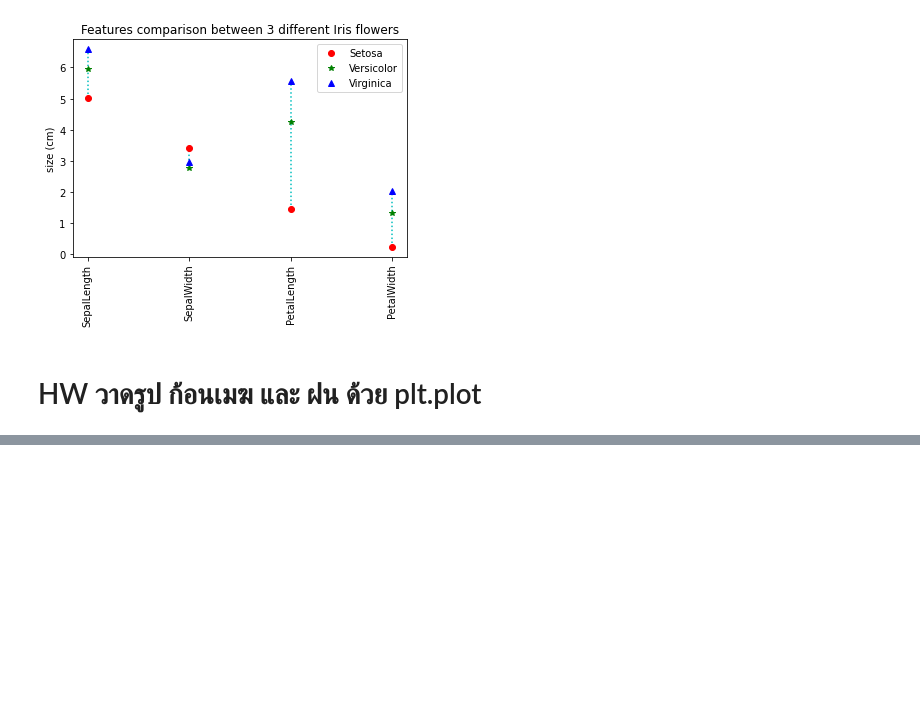
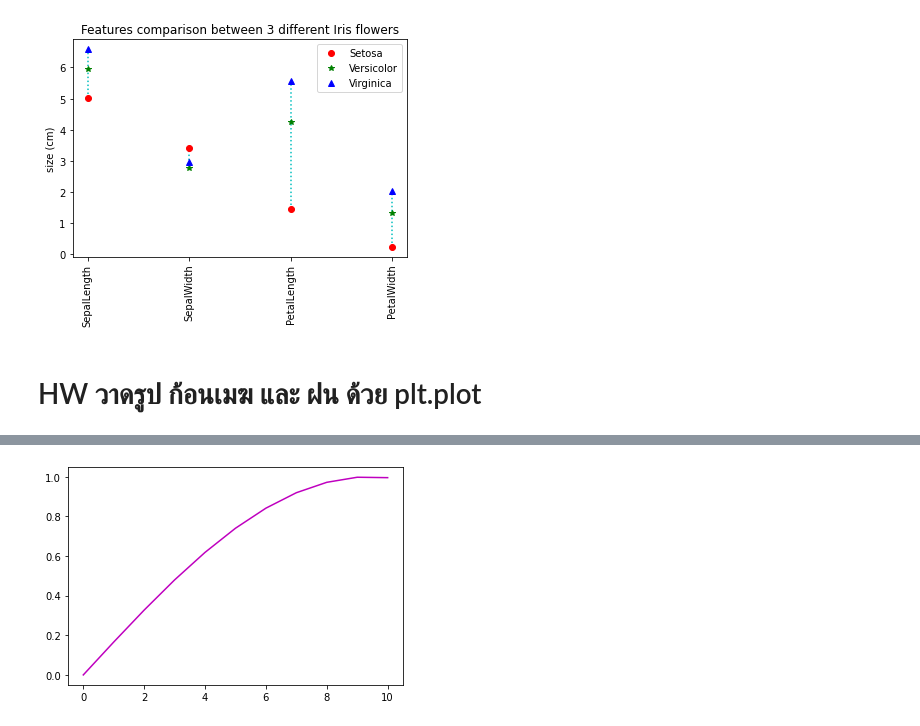
Before and after one commit to suwitchaya17/data_viz_2022, a Jupyter notebook: DataViz04_Data_Comparison.ipynb, the cells around one changed output, grey strips where cells are left out. Saved outputs shown, nothing was run; the diff lists cells and outputs as text; code cells hidden in the pictures; blank space fills up the shorter version.

```diff
--- a/DataViz04_Data_Comparison.ipynb
+++ b/DataViz04_Data_Comparison.ipynb
@@ -163,0 +176,11 @@ plt.ylabel('size (cm)');
+# %%
+x = np.arange(0,11)
+
+y2 = np.sin(x/6.)
+
+
+plt.plot(x,y2,c='m')
+
+plt.show()
+# %% [output]
+[figure, added]
```
Also changed, not shown: parts of 2 cells of this notebook.
